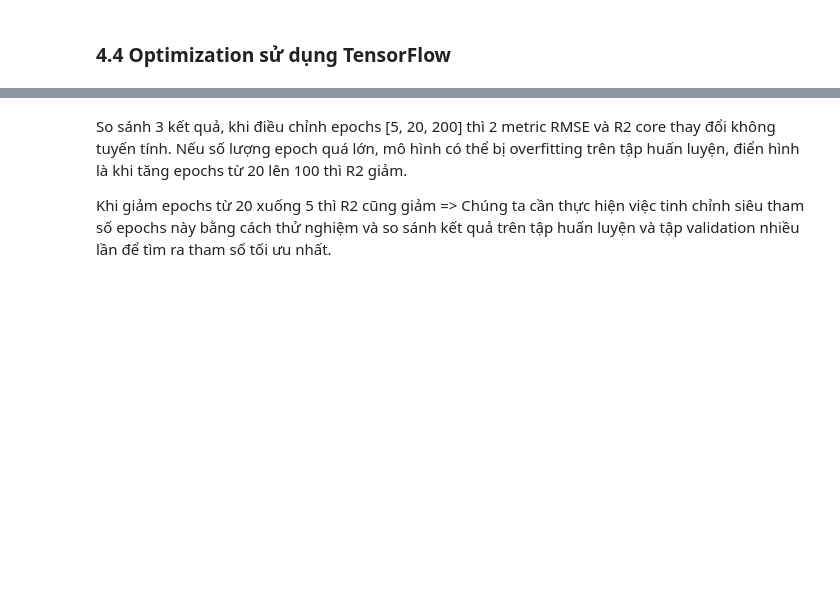
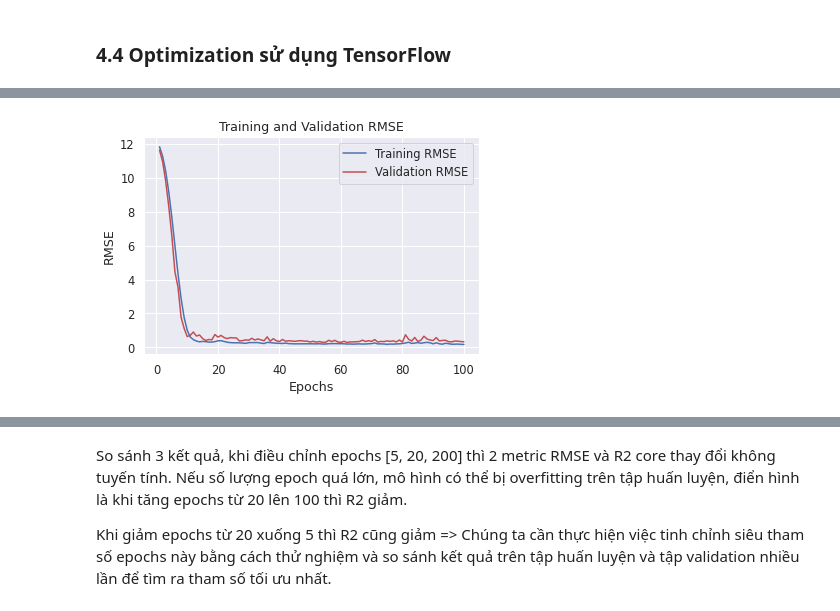
Before and after one commit to ngotancuong/ml, a Jupyter notebook: Hyperparameter_tuning__Regularization_and_Optimazation.ipynb, the cells around one changed output, grey strips where cells are left out. Drawn from its saved outputs; the diff is of its cells as text; code cells hidden in the pictures; blank space fills up the shorter version.

```diff
--- a/Hyperparameter_tuning__Regularization_and_Optimazation.ipynb
+++ b/Hyperparameter_tuning__Regularization_and_Optimazation.ipynb
@@ -841,18 +841,33 @@ plt.show()
 Chọn _max_features từ 10 đến 20 là tối ưu nhất
 # %% [markdown]
 ### 4.4 Optimization sử dụng TensorFlow
+# %%
+import tensorflow as tf
+from tensorflow import keras
+from tensorflow.keras import layers, optimizers, metrics
+from sklearn.metrics import r2_score, mean_squared_error
+import pandas as pd
+import numpy as np
+
+def plot_scores(history):
+    # Extracting RMSE and validation RMSE scores
+    rmse = history.history['rmse']
+    val_rmse = history.history['val_rmse']
+
+    # Plotting RMSE and validation RMSE
+    epochs = range(1, len(rmse) + 1)
+    plt.plot(epochs, rmse, 'b', label='Training RMSE')
+    plt.plot(epochs, val_rmse, 'r', label='Validation RMSE')
+    plt.title('Training and Validation RMSE')
+    plt.xlabel('Epochs')
+    plt.ylabel('RMSE')
+    plt.legend()
+    plt.show()
 # %%
-import tensorflow as tf
-from tensorflow import keras
-from tensorflow.keras import layers, optimizers, metrics
-from sklearn.metrics import r2_score, mean_squared_error
-import pandas as pd
-import numpy as np
-
 # Preprocessing
-X_training = X_training.astype('float32')
+X_train = X_train.astype('float32')
+y_train = y_train.astype('float32')
 X_valid = X_valid.astype('float32')
-y_training = y_training.astype('float32')
 y_valid = y_valid.astype('float32')
 # Create model
 model = keras.Sequential([
@@ -864,7 +879,7 @@ model = keras.Sequential([
 ])
 
 # Compile model
-model.compile(
+history = model.compile(
     optimizer=optimizers.Adam(learning_rate=1e-3),
     loss='mean_squared_error',
     metrics=[
@@ -890,5 +905,6 @@ rmse = np.sqrt(mean_squared_error(y_valid, y_pred))
 r2 = r2_score(y_valid, y_pred)
 print('RMSE:', rmse)
 print('R2 score:', r2)
+plot_scores(history)
 # %% [output]
 Epoch 1/100
@@ -911,2 +927,3 @@ R2 score: 0.5274253675893664
+[figure, added]
 # %%
 # Train model
```
Also changed, not shown: parts of 18 cells of this notebook.
